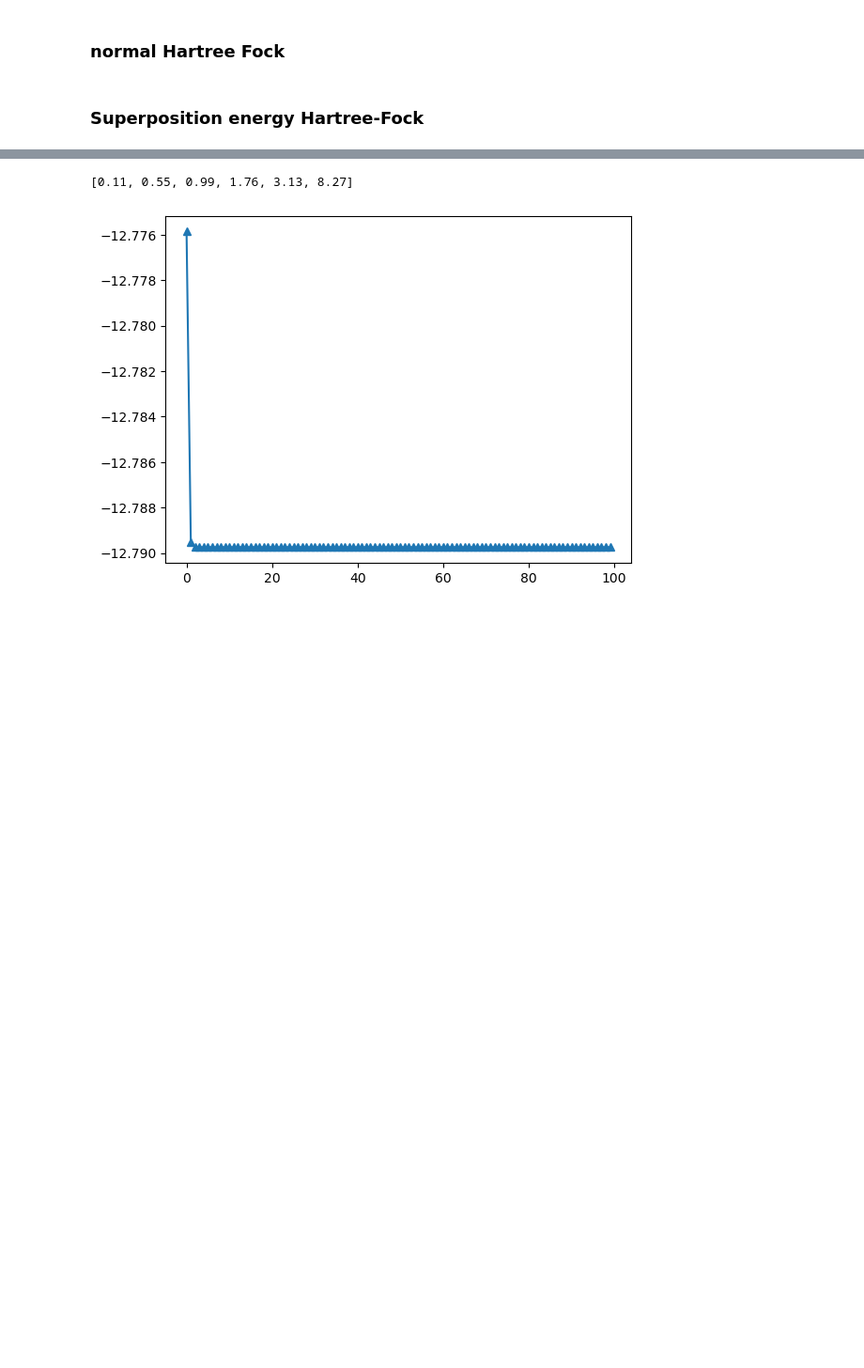
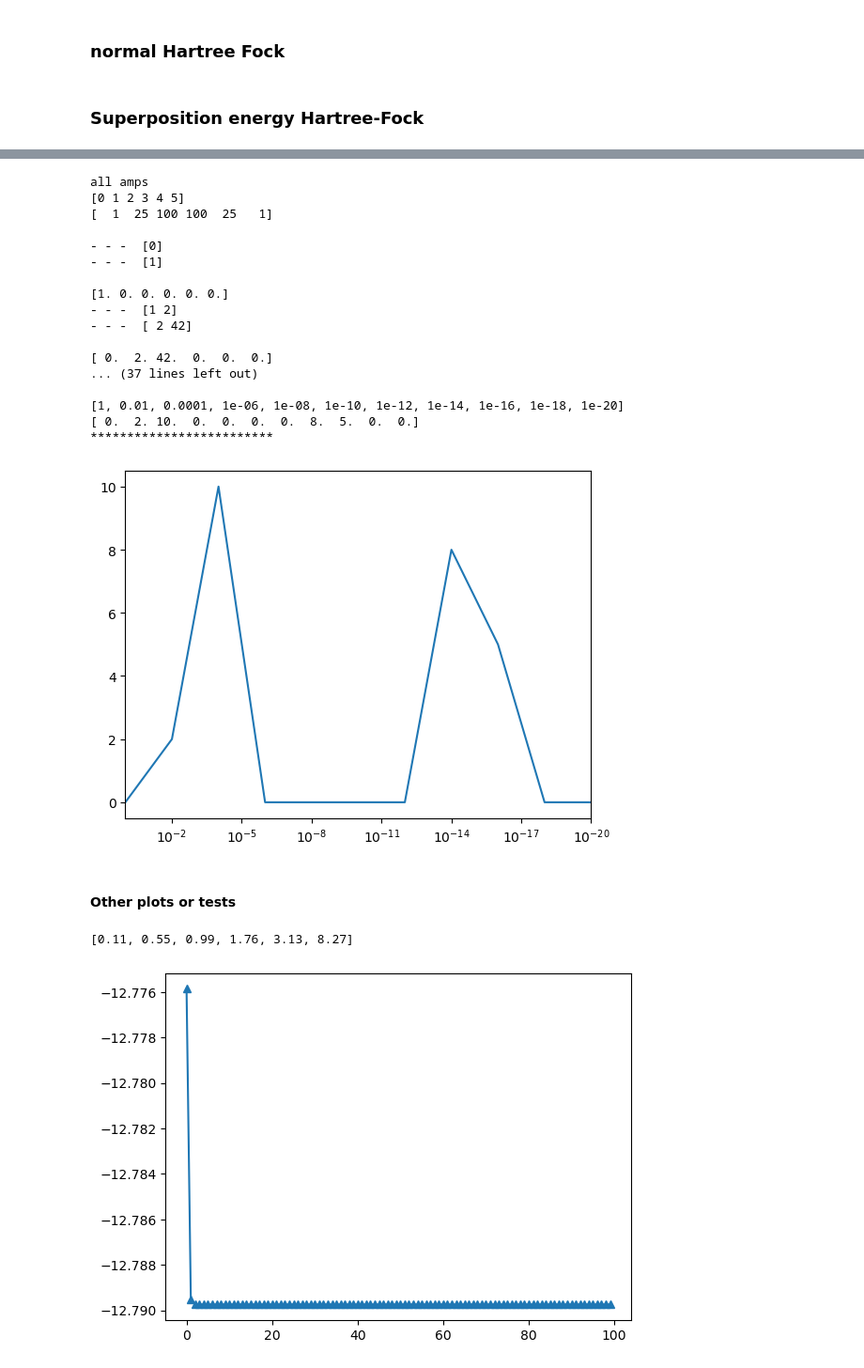
Before and after one commit to Arash-H-Jafarizadeh/Fermionic-State-Preparation, a Jupyter notebook: Fermionic_Hartree_Fock_Method(Adam).ipynb, the cells around one changed output, grey strips where cells are left out. Shown at 94% size. Drawn from its saved outputs; the diff is of its cells as text; code cells hidden in the pictures; blank space fills up the shorter version.

```diff
--- a/Fermionic_Hartree_Fock_Method(Adam).ipynb
+++ b/Fermionic_Hartree_Fock_Method(Adam).ipynb
@@ -554,3 +735,69 @@ fig.show()
+# %%
+print('all amps')
+m_all = np.ma.masked_where( amps >=1.e-120, amps)
+new_dist_all = np.array(dist)[np.ma.getmask(m_all)]
+uniq_dist_all, uniq_count_all = np.unique(new_dist_all, return_counts=True)
+print(uniq_dist_all)
+print(uniq_count_all)
+print('')
+
+# y_data = np.array([10**(-s) for s in range(0,22)])
+x_len = 22
+x_data = []
+y_data = np.zeros((L//2+1, x_len//2))#[]
+# print(y_data)
+
+off_set = 2
+for indx, d in enumerate(range(0, x_len, off_set)):
+    # loop_data = []
+    lim = 10**(-d)
+
+    m_loop = np.ma.masked_where(np.logical_and( amps < lim, amps >= 10**(-off_set)*lim), amps)
+    new_dist_loop = np.array(dist)[np.ma.getmask(m_loop)]
+    uniq_dist_loop, uniq_count_loop = np.unique(new_dist_loop, return_counts=True)
+    print('- - - ',uniq_dist_loop)
+    print('- - - ',uniq_count_loop)
+    print('')
+    x_data.append(lim)
+    # loop_data.append(uniq_count_loop)
+    # y_data.append(uniq_count_loop)
+    for jndx, dd in enumerate(uniq_dist_loop):
+        y_data[dd, indx] = uniq_count_loop[jndx]
+    print(y_data[uniq_dist_all, indx])
+
+
+print('*************************')
+print('')
+
+print(x_data)
+print(y_data[1])
+
+print('*************************')
+print('')
+ax = pl.plot(np.array(x_data), y_data[1])
+pl.xlim(max(x_data), min(x_data))
+pl.xscale('log')
+# %% [output]
+all amps
+[0 1 2 3 4 5]
+[  1  25 100 100  25   1]
+
+- - -  [0]
+- - -  [1]
+
+[1. 0. 0. 0. 0. 0.]
+- - -  [1 2]
+- - -  [ 2 42]
+
+[ 0.  2. 42.  0.  0.  0.]
+... (37 lines left out)
+
+[1, 0.01, 0.0001, 1e-06, 1e-08, 1e-10, 1e-12, 1e-14, 1e-16, 1e-18, 1e-20]
+[ 0.  2. 10.  0.  0.  0.  0.  8.  5.  0.  0.]
+*************************
+[figure, added]
+# %% [markdown]
+#### Other plots or tests
 # %%
 L = 20
 num_plts = 8
```
Also changed, not shown: parts of 11 cells of this notebook.
